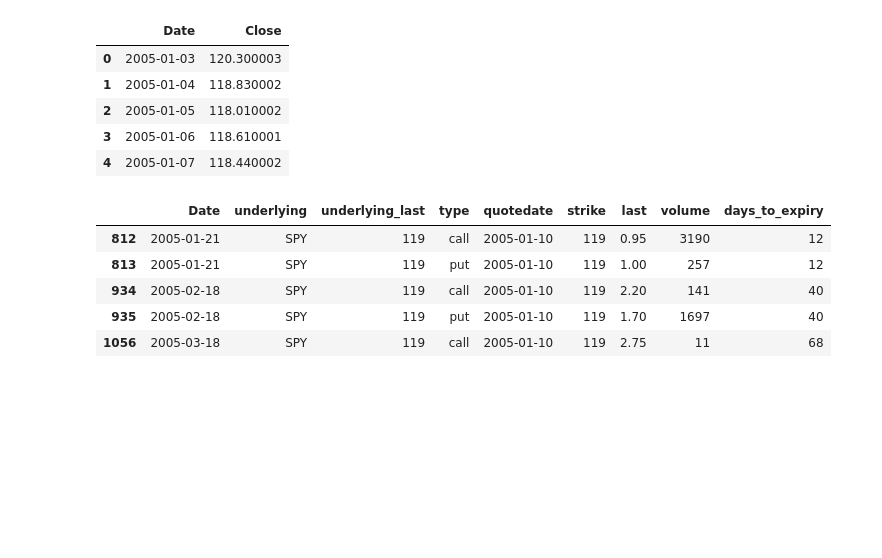
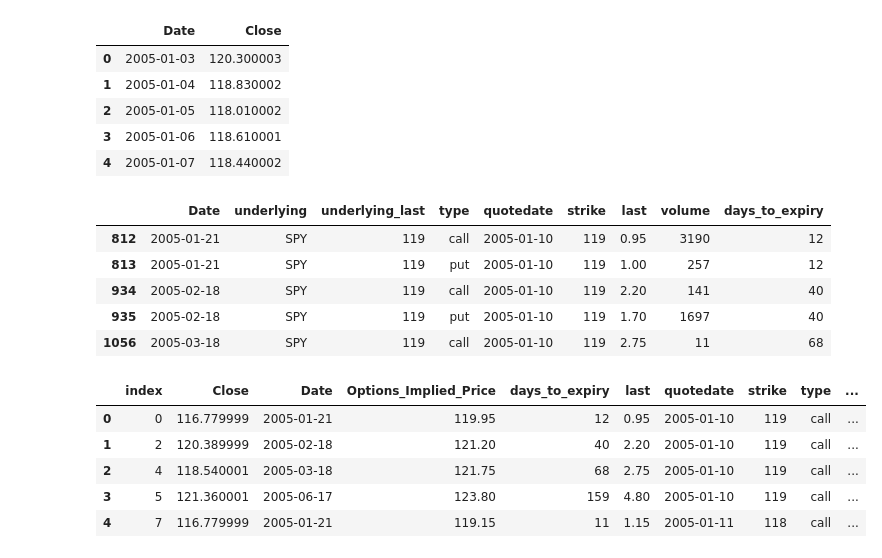
Before and after one commit to vdshulyak/Option-Metrics-as-Predictors-of-Equity-Prices, a Jupyter notebook: Project.ipynb, the cells around one changed output. Drawn from its saved outputs; the diff is of its cells as text; code cells hidden in the pictures; blank space fills up the shorter version.

```diff
--- a/Project.ipynb
+++ b/Project.ipynb
@@ -88,18 +87,27 @@ x.head()
 # %%
 #calculate in closing price to existing DF
 calls = pd.merge(x, y, how='left', on='Date')
-calls['Options_Implied_Price'] = (z['strike'] + z['last'])
+calls['Options_Implied_Price'] = calls['strike'] + calls['last']
 calls['last'].dropna()
-call_index_names = calls[calls['type'] == 'put'].index
-calls.drop(call_index_names, inplace = True)
+put_index_names = calls[calls['type'] == 'put'].index
+calls.drop(put_index_names, inplace = True)
+
 
 puts =  pd.merge(x, y, how='left', on='Date')
-puts['Options_Implied_Price'] = (z['strike'] - z['last'])
+puts['Options_Implied_Price'] = (puts['strike'] - puts['last'])
 puts['last'].dropna()
-put_index_names = puts[puts['type'] == 'call'].index
-puts.drop(put_index_names, inplace = True)
+call_index_names = puts[puts['type'] == 'call'].index
+puts.drop(call_index_names, inplace = True)
 
 z = pd.concat([calls,puts],axis=0, sort=True).dropna().reset_index()
+z.head()
+# %% [output]
+|  | index | Close | Date | Options_Implied_Price | days_to_expiry | last | quotedate | strike | type | ... |
+| 0 | 0 | 116.779999 | 2005-01-21 | 119.95 | 12 | 0.95 | 2005-01-10 | 119 | call | ... |
+| 1 | 2 | 120.389999 | 2005-02-18 | 121.20 | 40 | 2.20 | 2005-01-10 | 119 | call | ... |
+| 2 | 4 | 118.540001 | 2005-03-18 | 121.75 | 68 | 2.75 | 2005-01-10 | 119 | call | ... |
+| 3 | 5 | 121.360001 | 2005-06-17 | 123.80 | 159 | 4.80 | 2005-01-10 | 119 | call | ... |
+| 4 | 7 | 116.779999 | 2005-01-21 | 119.15 | 11 | 1.15 | 2005-01-11 | 118 | call | ... |
 # %%
 #visualize data
 scatter_plot = z.hvplot.scatter(
```
Also changed, not shown: parts of 7 cells of this notebook.
